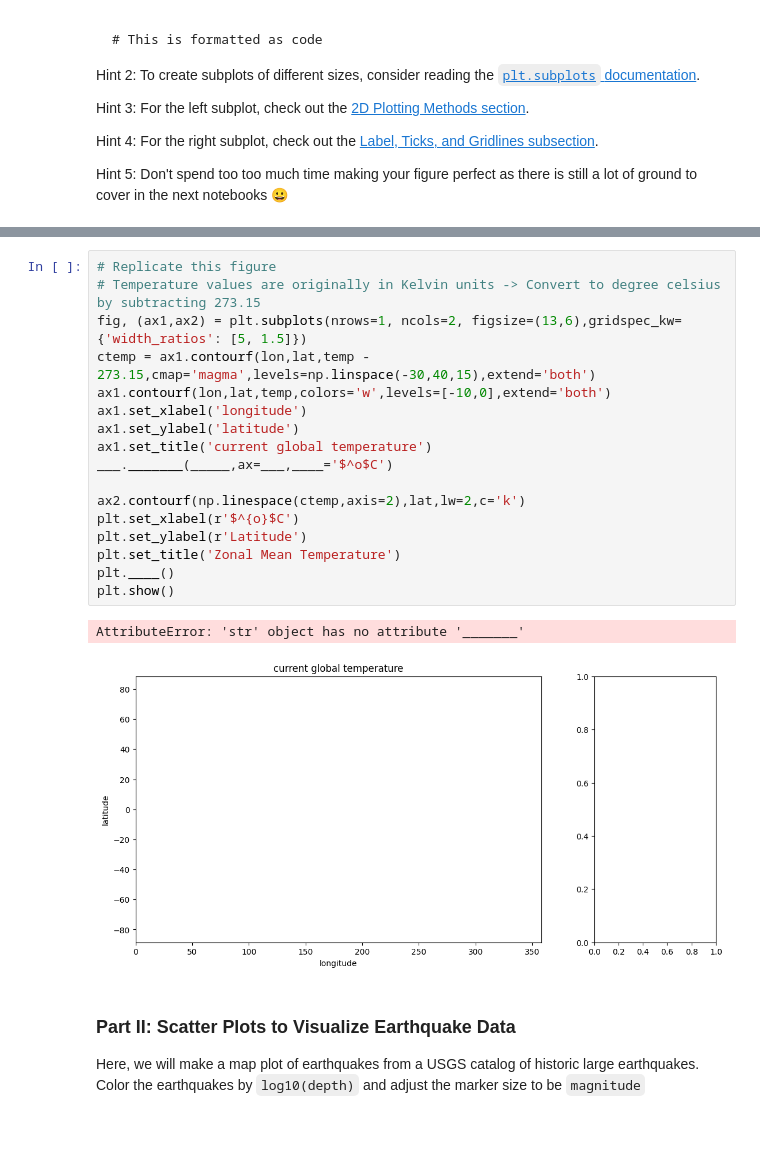
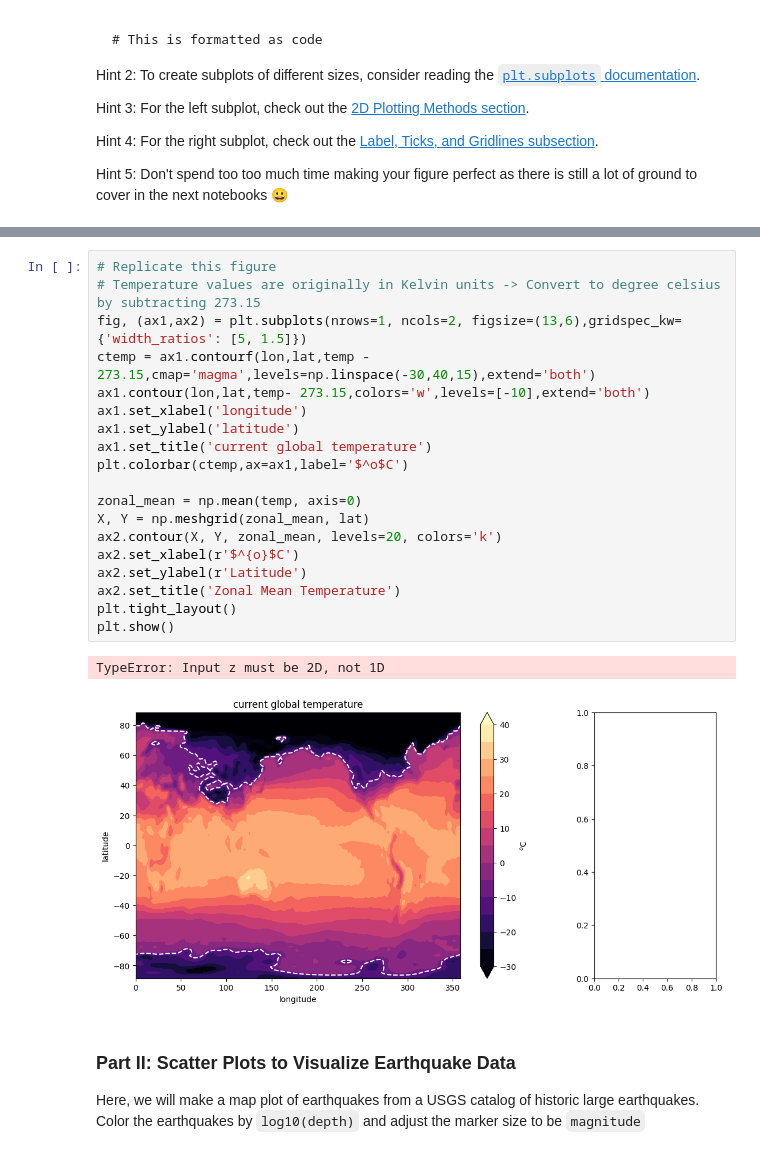
Before and after one commit to madjidsadou/2024_Intro_Python, a Jupyter notebook: ML_EES/IP/W2_S2.ipynb, the cells around one changed output, grey strips where cells are left out. Drawn from its saved outputs; the diff is of its cells as text.

```diff
--- a/ML_EES/IP/W2_S2.ipynb
+++ b/ML_EES/IP/W2_S2.ipynb
@@ -80,23 +80,25 @@ Hint 5: Don't spend too too much time making your figure perfect as there is sti
 # %%
 # Replicate this figure
 # Temperature values are originally in Kelvin units -> Convert to degree celsius by subtracting 273.15
 fig, (ax1,ax2) = plt.subplots(nrows=1, ncols=2, figsize=(13,6),gridspec_kw={'width_ratios': [5, 1.5]})
 ctemp = ax1.contourf(lon,lat,temp - 273.15,cmap='magma',levels=np.linspace(-30,40,15),extend='both')
-ax1.contourf(lon,lat,temp,colors='w',levels=[-10,0],extend='both')
+ax1.contour(lon,lat,temp- 273.15,colors='w',levels=[-10],extend='both')
 ax1.set_xlabel('longitude')
 ax1.set_ylabel('latitude')
 ax1.set_title('current global temperature')
-___._______(_____,ax=___,____='$^o$C')
+plt.colorbar(ctemp,ax=ax1,label='$^o$C')
 
-ax2.contourf(np.linespace(ctemp,axis=2),lat,lw=2,c='k')
-plt.set_xlabel(r'$^{o}$C')
-plt.set_ylabel(r'Latitude')
-plt.set_title('Zonal Mean Temperature')
-plt.____()
+zonal_mean = np.mean(temp, axis=0)
+X, Y = np.meshgrid(zonal_mean, lat)
+ax2.contour(X, Y, zonal_mean, levels=20, colors='k')
+ax2.set_xlabel(r'$^{o}$C')
+ax2.set_ylabel(r'Latitude')
+ax2.set_title('Zonal Mean Temperature')
+plt.tight_layout()
 plt.show()
 # %% [output]
-AttributeError: 'str' object has no attribute '_______'
+TypeError: Input z must be 2D, not 1D
-[figure, old version]
+[figure, new version]
 # %% [markdown]
 ### Part II: Scatter Plots to Visualize Earthquake Data
 Here, we will make a map plot of earthquakes from a USGS catalog of historic large earthquakes. Color the earthquakes by `log10(depth)` and adjust the marker size to be `magnitude`
```
